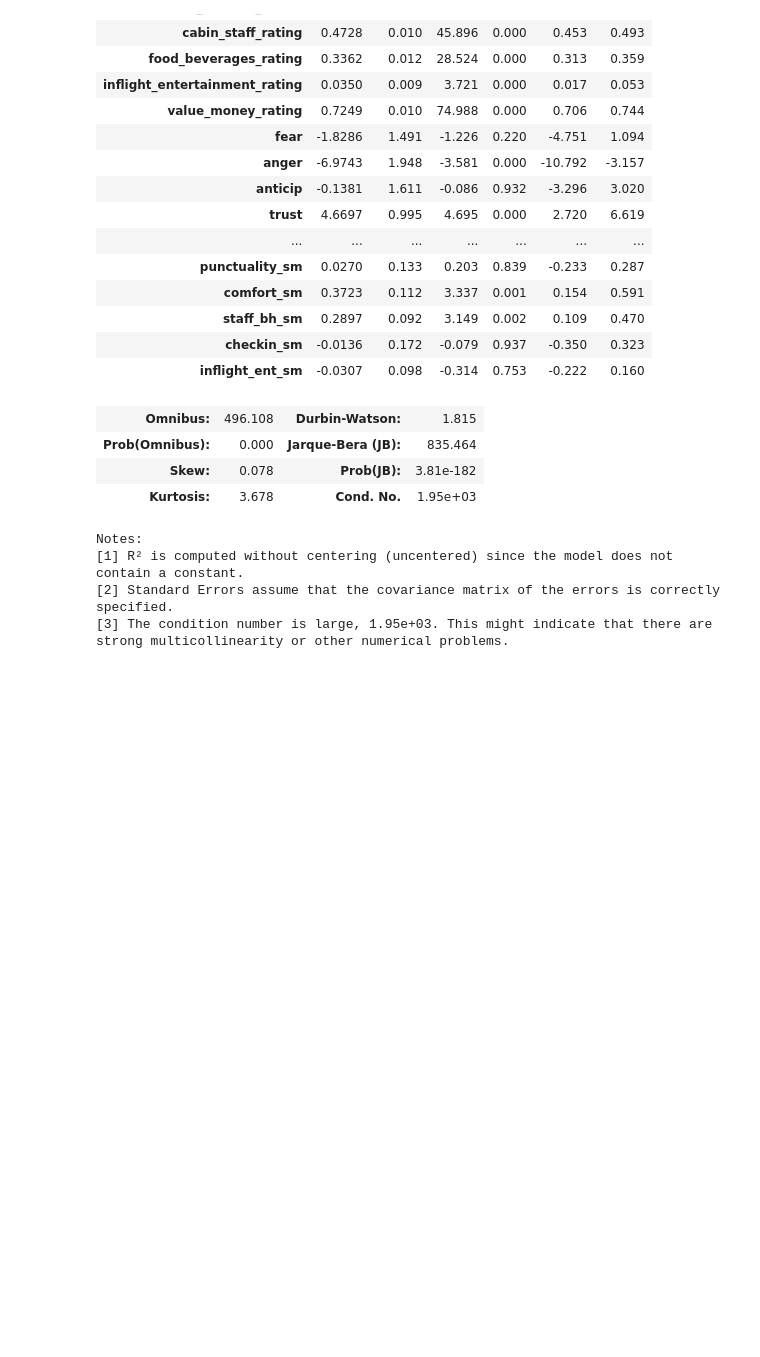
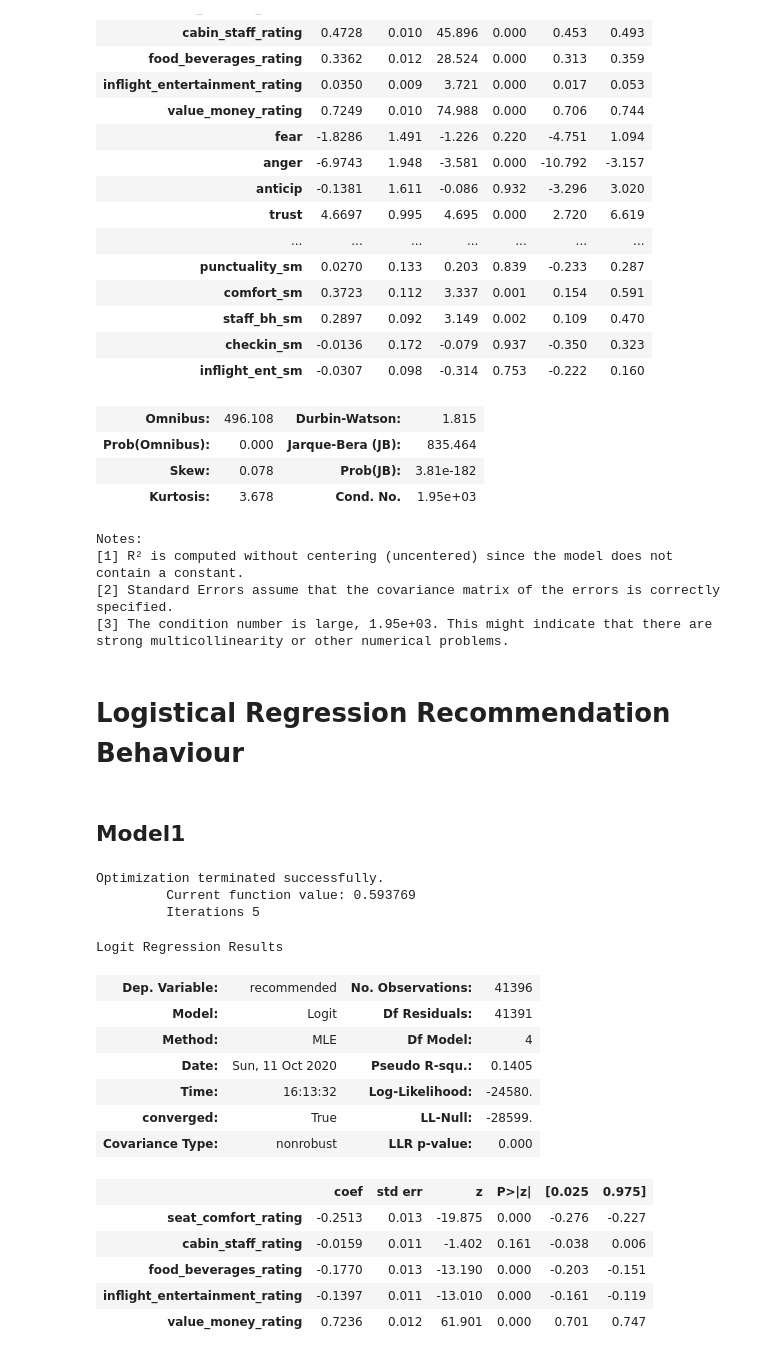
Before and after one commit to elauser/DataMining_AirplaneServiceAnalysis, a Jupyter notebook: regression_analysis.ipynb, the cells around one changed output. Cells and saved outputs as stored; diff of their text form; code cells hidden in the pictures; blank space fills up the shorter version.

```diff
--- a/regression_analysis.ipynb
+++ b/regression_analysis.ipynb
@@ -151,3 +151,29 @@ Notes:
 [2] Standard Errors assume that the covariance matrix of the errors is correctly specified.
 [3] The condition number is large, 1.95e+03. This might indicate that there are
 strong multicollinearity or other numerical problems.
+# %% [markdown]
+# Logistical Regression Recommendation Behaviour
+# %% [markdown]
+## Model1
+# %%
+est = sm.Logit(y_recommended, x_model1)
+est2 = est.fit()
+est2.summary()
+# %% [output]
+Optimization terminated successfully.
+         Current function value: 0.593769
+         Iterations 5
+Logit Regression Results
+| Dep. Variable: | recommended | No. Observations: | 41396 |
+| Model: | Logit | Df Residuals: | 41391 |
+| Method: | MLE | Df Model: | 4 |
+| Date: | Sun, 11 Oct 2020 | Pseudo R-squ.: | 0.1405 |
+| Time: | 16:13:32 | Log-Likelihood: | -24580. |
+| converged: | True | LL-Null: | -28599. |
+| Covariance Type: | nonrobust | LLR p-value: | 0.000 |
+|  | coef | std err | z | P>|z| | [0.025 | 0.975] |
+| seat_comfort_rating | -0.2513 | 0.013 | -19.875 | 0.000 | -0.276 | -0.227 |
+| cabin_staff_rating | -0.0159 | 0.011 | -1.402 | 0.161 | -0.038 | 0.006 |
+| food_beverages_rating | -0.1770 | 0.013 | -13.190 | 0.000 | -0.203 | -0.151 |
+| inflight_entertainment_rating | -0.1397 | 0.011 | -13.010 | 0.000 | -0.161 | -0.119 |
+| value_money_rating | 0.7236 | 0.012 | 61.901 | 0.000 | 0.701 | 0.747 |
```
Also changed, not shown: parts of 4 cells of this notebook, 2 other files.
